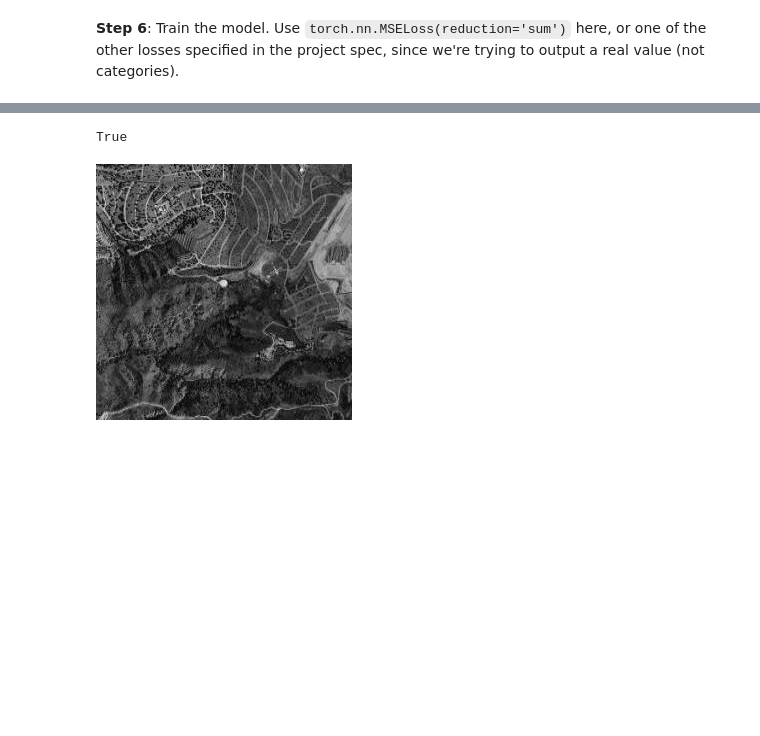
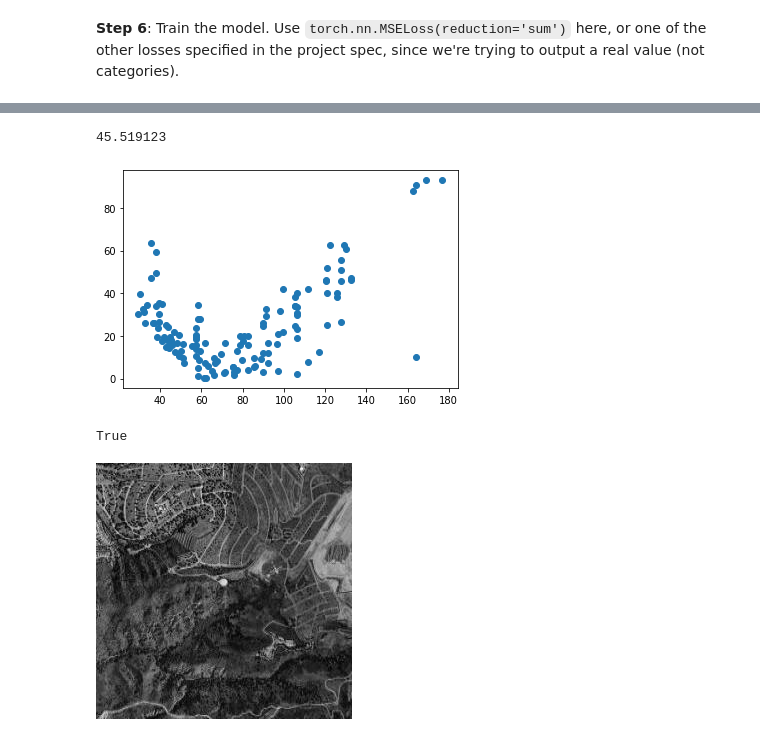
Before and after one commit to zy-f/la-income, a Jupyter notebook: Framework.ipynb, the cells around one changed output, grey strips where cells are left out. Drawn from its saved outputs; the diff is of its cells as text; code cells hidden in the pictures; blank space fills up the shorter version.

Commit message:
save/load kinda working, scatter plotting added

```diff
--- a/Framework.ipynb
+++ b/Framework.ipynb
@@ -292,8 +292,9 @@ train_distrib /= train_distrib.sum()
 train_sampler = torch.utils.data.WeightedRandomSampler(train_distrib, len(train_indices))
 valid_sampler = SubsetRandomSampler(val_indices)
 # %%
-train_dataloader = DataLoader(dset, batch_size=32, sampler=train_sampler)
-valid_dataloader = DataLoader(dset, batch_size=32, sampler=valid_sampler)
+bsz=16
+train_dataloader = DataLoader(dset, batch_size=bsz, sampler=train_sampler)
+valid_dataloader = DataLoader(dset, batch_size=bsz, sampler=valid_sampler)
 # %% [markdown]
 **Step 5**: Create the model.  Workshop 3 may be useful for this.
 We suggest a series of convolutional layers interspersed with `torch.nn.MaxPool2d` layers, followed by a series of linear layers.
@@ -418,8 +419,8 @@ sequence_list = [
 
 sequence_list = [
     Sequence(op='conv2d', t=None, c=32, n=1, s=2, kernel=3),
-    Sequence(op='bottleneck', t=1, c=16, n=1, s=1),
-    Sequence(op='bottleneck', t=6, c=24, n=1, s=2),
+    Sequence(op='bottleneck', t=1, c=24, n=1, s=1),
+    Sequence(op='bottleneck', t=6, c=24, n=2, s=2),
     Sequence(op='bottleneck', t=6, c=32, n=2, s=2),
     Sequence(op='bottleneck', t=6, c=64, n=3, s=2),
     Sequence(op='conv2d', t=None, c=160, n=1, s=1, kernel=1),
@@ -506,9 +507,10 @@ for epoch_num in range(num_epochs):
         avg_val_loss /= len(val_indices)
         avg_val_l1 /= len(val_indices)
 
-    print(f'Epoch {epoch_num+1} -> Train loss: {avg_train_loss}  Train L1: {avg_train_l1}  Eval Loss: {avg_val_loss}  Eval L1: {avg_val_l1}')
-    if avg_val_l1 < best_val_l1: # if new best model
-        torch.save(model.state_dict(), 'model-SmoothL1loss-modTrainDistrib.pth')
-        best_val_l1 = avg_val_l1
-        print("Saved new best model.")
+        print(f'Epoch {epoch_num+1} -> Train loss: {avg_train_loss}  Train L1: {avg_train_l1}  Eval Loss: {avg_val_loss}  Eval L1: {avg_val_l1}')
+        if avg_val_l1 < best_val_l1: # if new best model
+            save_obj = {'state_dict':model.state_dict(), 'sequence_list':sequence_list, 'fc_hidden_dims':fc_hidden_dims}
+            torch.save(save_obj, 'model-SmoothL1loss-modTrainDistribTest.pt')
+            best_val_l1 = avg_val_l1
+            print("Saved new best model.")
 # %% [output]
@@ -527,3 +535,37 @@ Epoch 9 -> Train loss: 72.54837882809522  Train L1: 73.0461654663086  Eval Loss:
+# %%
+# val_model = Model(input_dim=256, img_depth=1, sequence_list=sequence_list, fc_hidden_dims=fc_hidden_dims).cuda()
+# val_model.load_state_dict(torch.load("janktest.pth"))
+model_data = torch.load("model-SmoothL1loss-modTrainDistribTest.pt")
+val_model = Model(input_dim=256, img_depth=1, sequence_list=model_data['sequence_list'], fc_hidden_dims=model_data['fc_hidden_dims'])
+val_model.load_state_dict(model_data['state_dict'])
+val_model.eval()
+val_model.cuda()
+with torch.no_grad():
+    avg_val_loss = 0
+    avg_val_l1 = 0
+    valid_preds = torch.Tensor(len(val_indices)).cuda()
+    valid_ys = torch.Tensor(len(val_indices)).cuda()
+    for i, (img_batch, label) in enumerate(valid_dataloader):
+        img_batch = img_batch.cuda()
+        label = label.cuda()
+
+        pred = val_model(img_batch).squeeze()
+        valid_preds[i*bsz:(i+1)*bsz] = pred.detach()
+        valid_ys[i*bsz:(i+1)*bsz] = label.detach()
+        loss = loss_func(pred, label)
+
+        avg_val_loss += loss.item()
+        avg_val_l1 += torch.abs(pred - label).sum()
+valid_preds = valid_preds.cpu().numpy()
+valid_ys = valid_ys.cpu().numpy()
+l1 = np.abs(valid_preds - valid_ys)
+print(l1.mean())
+mask = np.ones_like(valid_ys) #valid_ys < 250
+plt.scatter(valid_ys[mask], l1[mask])
+plt.show()
+# %% [output]
+45.519123
+[figure, added]
 # %%
 print(best_model == model)
 for i in [700, 3, 52, 611, 458, 299]:
```
Also changed, not shown: parts of 5 cells of this notebook.
